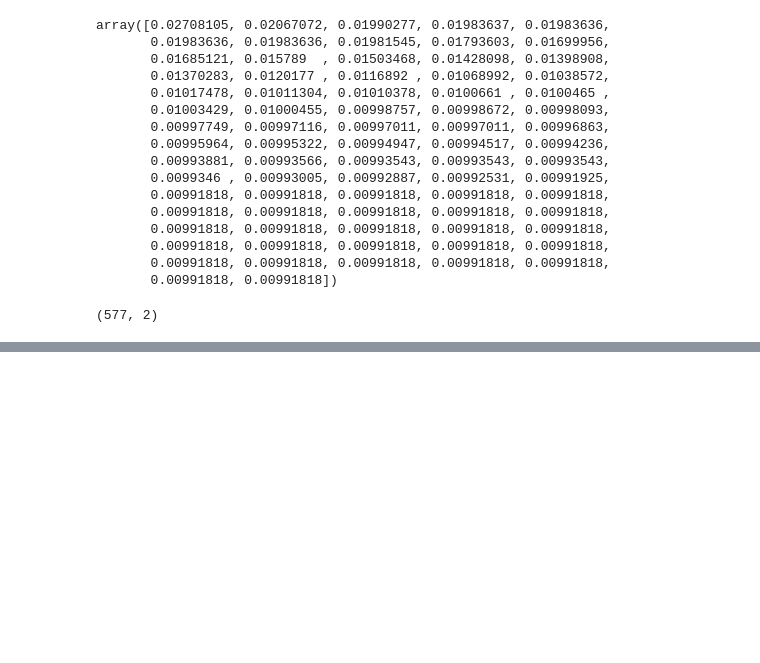
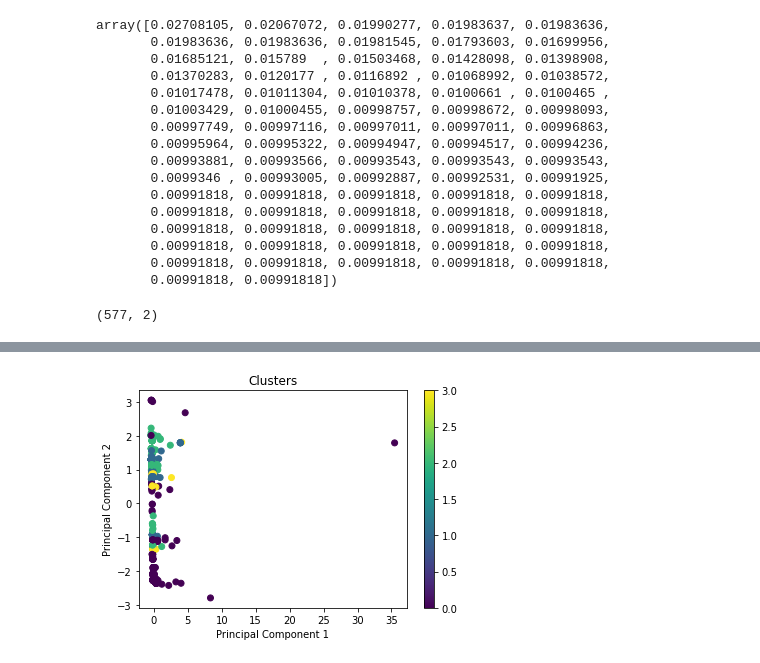
Before and after one commit to DINHC/unsupervisedml, a Jupyter notebook: unsupervisedml.ipynb, the cells around one changed output, grey strips where cells are left out. Saved outputs shown, nothing was run; the diff lists cells and outputs as text; code cells hidden in the pictures; blank space fills up the shorter version.

```diff
--- a/unsupervisedml.ipynb
+++ b/unsupervisedml.ipynb
@@ -243,0 +252,11 @@ plt.show()
+# %%
+def cluster_data(k, data):
+    model = KMeans(n_clusters=k, random_state=0)
+    model.fit(data)
+    pred = model.predict(data)
+    data["class"] =model.labels_
+    return data
+# %%
+cluster = cluster_data(4, df_pca90)
+cluster
+#columns now jumped back up to 80 from 2
@@ -243,0 +277,12 @@ plt.show()
+# %%
+def cluster_graph(df):
+    plt.scatter(df[0], df[1], c=df['class'])
+    plt.xlabel('Principal Component 1')
+    plt.ylabel('Principal Component 2')
+    plt.title('Clusters')
+    plt.colorbar()
+    plt.show()
+# %%
+cluster_graph(cluster)
+# %% [output]
+[figure, added]
```
Also changed, not shown: parts of 10 cells of this notebook.
